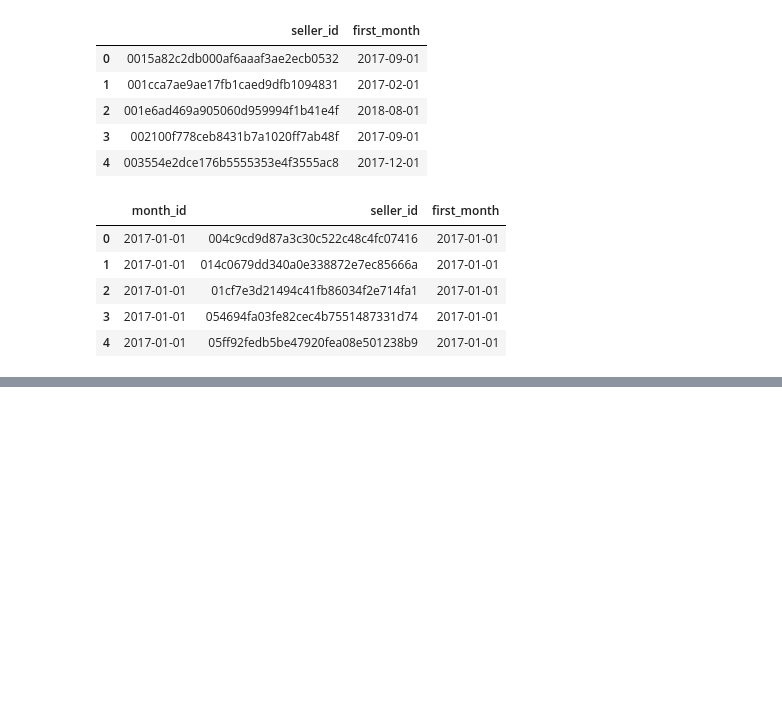
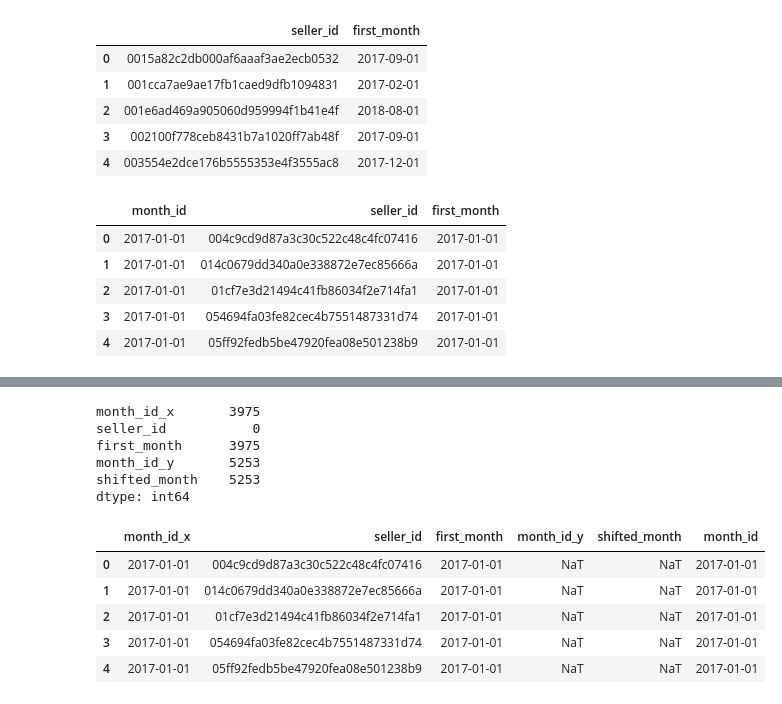
Before and after one commit to Senonino/data-ber-01-20, a Jupyter notebook: Notes/module_2/week_6/10_analytics-growth_split.ipynb, the cells around one changed output, grey strips where cells are left out. Cells and saved outputs as stored; diff of their text form; code cells hidden in the pictures; blank space fills up the shorter version.

```diff
--- a/Notes/module_2/week_6/10_analytics-growth_split.ipynb
+++ b/Notes/module_2/week_6/10_analytics-growth_split.ipynb
@@ -231,0 +254,20 @@ df.merge(df_shifted, how="outer", )
+# %%
+df.isna().sum()
+# %% [output]
+month_id_x       3975
+seller_id           0
+first_month      3975
+month_id_y       5253
+shifted_month    5253
+dtype: int64
+# %%
+# coalesce month_id
+df = df.assign(month_id=df["month_id_x"].combine_first(df["shifted_month"]))
+df.head()
+# %% [output]
+|  | month_id_x | seller_id | first_month | month_id_y | shifted_month | month_id |
+| 0 | 2017-01-01 | 004c9cd9d87a3c30c522c48c4fc07416 | 2017-01-01 | NaT | NaT | 2017-01-01 |
+| 1 | 2017-01-01 | 014c0679dd340a0e338872e7ec85666a | 2017-01-01 | NaT | NaT | 2017-01-01 |
+| 2 | 2017-01-01 | 01cf7e3d21494c41fb86034f2e714fa1 | 2017-01-01 | NaT | NaT | 2017-01-01 |
+| 3 | 2017-01-01 | 054694fa03fe82cec4b7551487331d74 | 2017-01-01 | NaT | NaT | 2017-01-01 |
+| 4 | 2017-01-01 | 05ff92fedb5be47920fea08e501238b9 | 2017-01-01 | NaT | NaT | 2017-01-01 |
```
Also changed, not shown: parts of 19 cells of this notebook.
